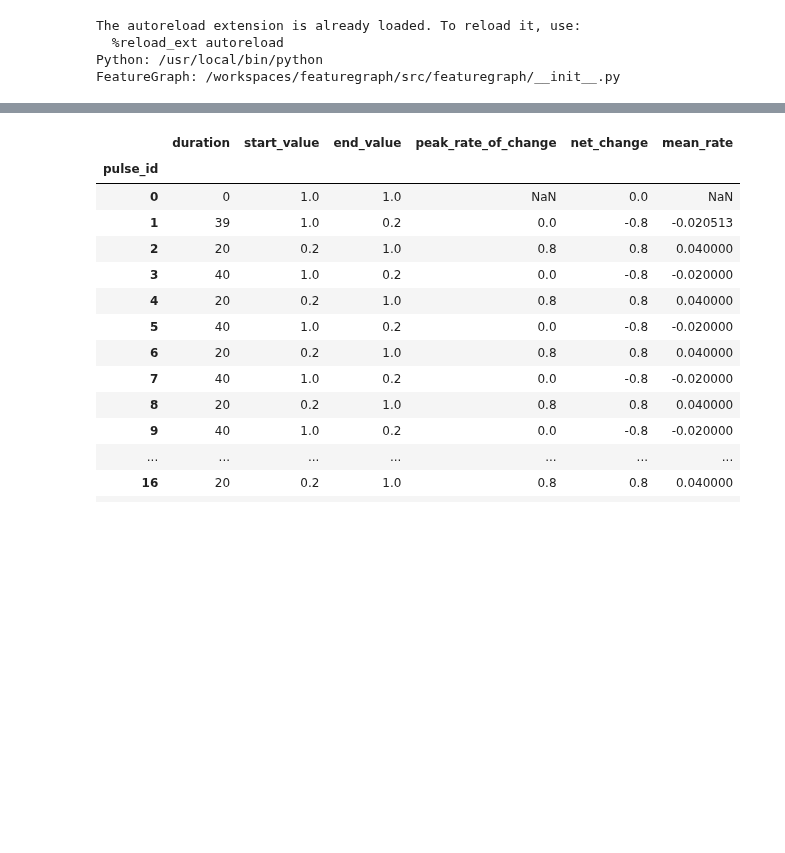
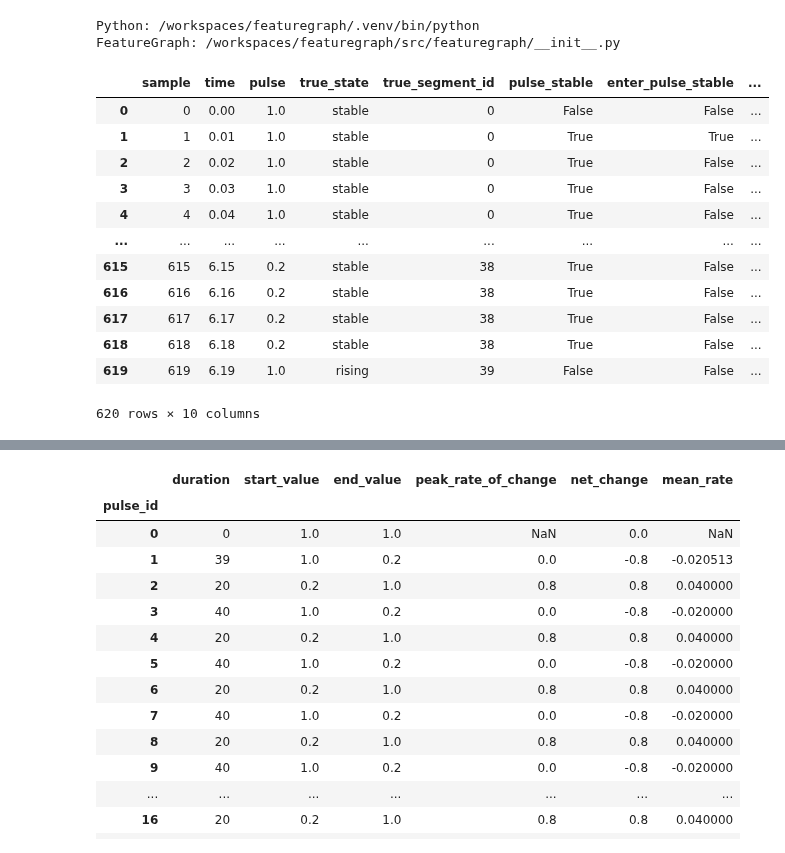
Before and after one commit to featuregraph/featuregraph, a Jupyter notebook: notebooks/transition_pulse.ipynb, the cells around one changed output, grey strips where cells are left out. Saved outputs shown, nothing was run; the diff lists cells and outputs as text; code cells hidden in the pictures; blank space fills up the shorter version.

```diff
--- a/notebooks/transition_pulse.ipynb
+++ b/notebooks/transition_pulse.ipynb
@@ -11,12 +11,14 @@ from featuregraph.operators.states import (
     stable_state,
 )
 
+from featuregraph.operators.measures import (
+    signal_measure
+)
+
 print("Python:", sys.executable)
 print("FeatureGraph:", fg.__file__)
 # %% [output]
-The autoreload extension is already loaded. To reload it, use:
-  %reload_ext autoreload
-Python: /usr/local/bin/python
+Python: /workspaces/featuregraph/.venv/bin/python
 FeatureGraph: /workspaces/featuregraph/src/featuregraph/__init__.py
 # %%
 bit = [{"state": "stable", "target": 1.0, "duration": 40},
@@ -42,3 +45,19 @@ pulse_transition = Transition(
 )
 
 df = pulse_transition.df
+# %%
+df
+# %% [output]
+|  | sample | time | pulse | true_state | true_segment_id | pulse_stable | enter_pulse_stable | ... |
+| 0 | 0 | 0.00 | 1.0 | stable | 0 | False | False | ... |
+| 1 | 1 | 0.01 | 1.0 | stable | 0 | True | True | ... |
+| 2 | 2 | 0.02 | 1.0 | stable | 0 | True | False | ... |
+| 3 | 3 | 0.03 | 1.0 | stable | 0 | True | False | ... |
+| 4 | 4 | 0.04 | 1.0 | stable | 0 | True | False | ... |
+| ... | ... | ... | ... | ... | ... | ... | ... | ... |
+| 615 | 615 | 6.15 | 0.2 | stable | 38 | True | False | ... |
+| 616 | 616 | 6.16 | 0.2 | stable | 38 | True | False | ... |
+| 617 | 617 | 6.17 | 0.2 | stable | 38 | True | False | ... |
+| 618 | 618 | 6.18 | 0.2 | stable | 38 | True | False | ... |
+| 619 | 619 | 6.19 | 1.0 | rising | 39 | False | False | ... |
+620 rows × 10 columns
```
Also changed, not shown: parts of 4 cells of this notebook, 4 other files.
